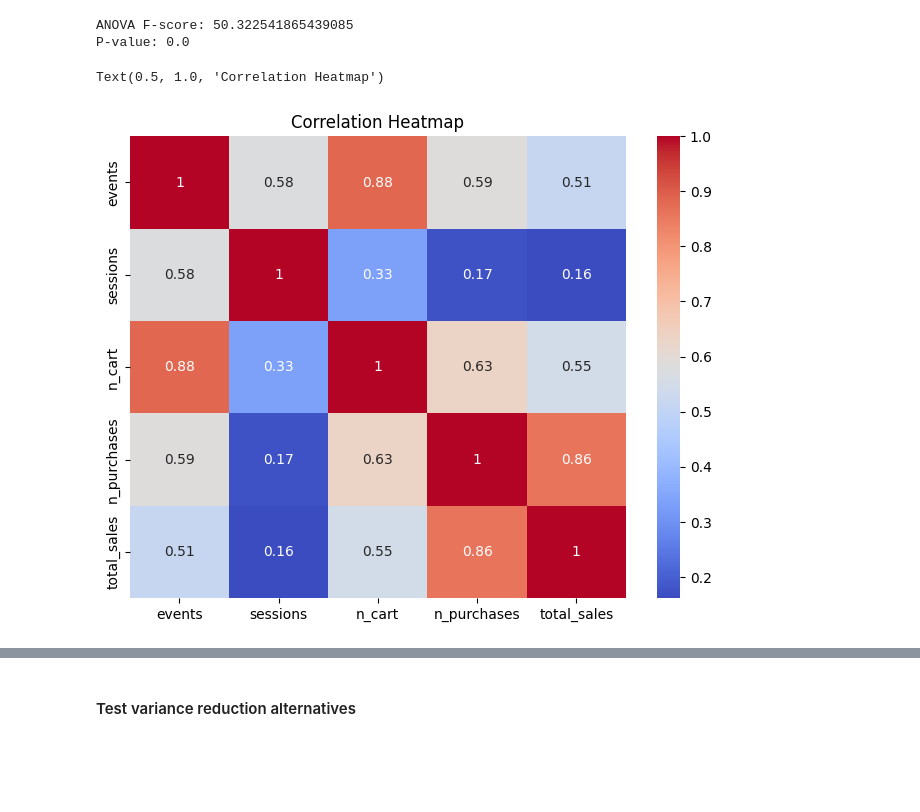
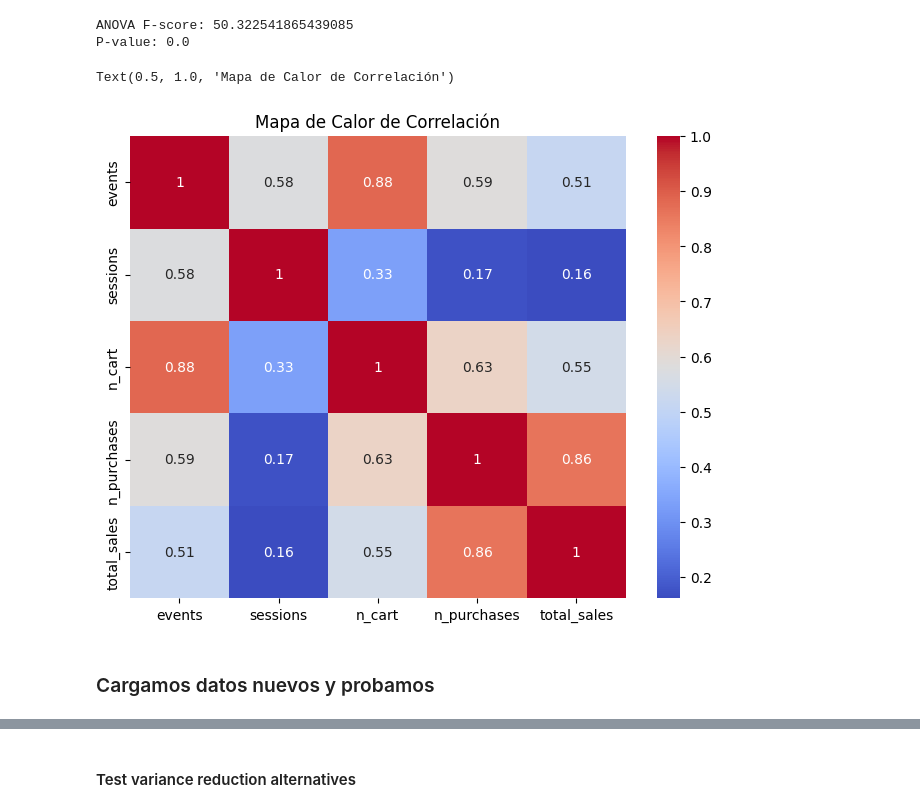
Before and after one commit to Bati-bot/Design-of-experiments-DOE, a Jupyter notebook: variance_reduction.ipynb, the cells around one changed output, grey strips where cells are left out. Drawn from its saved outputs; the diff is of its cells as text; code cells hidden in the pictures; blank space fills up the shorter version.

Commit message:
Improve the plots and the models

```diff
--- a/variance_reduction.ipynb
+++ b/variance_reduction.ipynb
@@ -108,11 +103,13 @@ P-value: 0.0
 # %%
 correlation_matrix = agg_users.loc[:,['events', 'sessions', 'n_cart', 'n_purchases', 'total_sales']].corr()
 plt.figure(figsize=(8, 6))  # Adjust the figure size as per your preference
 sns.heatmap(correlation_matrix, annot=True, cmap='coolwarm')
-plt.title('Correlation Heatmap')
+plt.title('Mapa de Calor de Correlación')
 # %% [output]
-Text(0.5, 1.0, 'Correlation Heatmap')
+Text(0.5, 1.0, 'Mapa de Calor de Correlación')
-[figure, old version]
+[figure, new version]
+# %% [markdown]
+### Cargamos datos nuevos y probamos
 # %%
 events_new_df = pd.read_csv(f"{base_path}/Data/events_complete.csv")
 events_new_df = events_new_df[events_new_df["date"]>="2020-01-01"]
```
Also changed, not shown: parts of 25 cells of this notebook.
